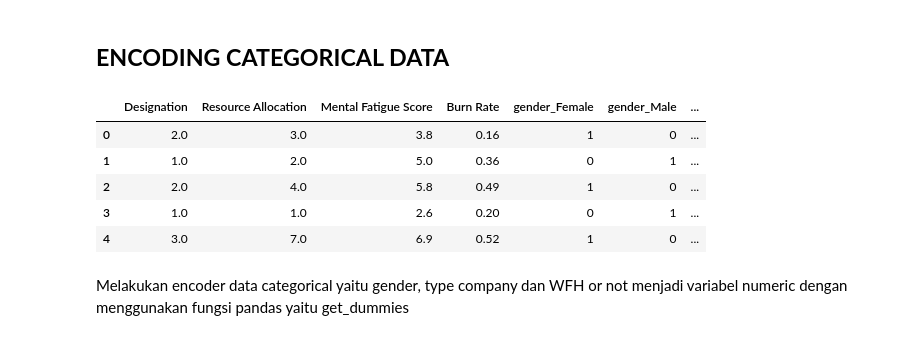
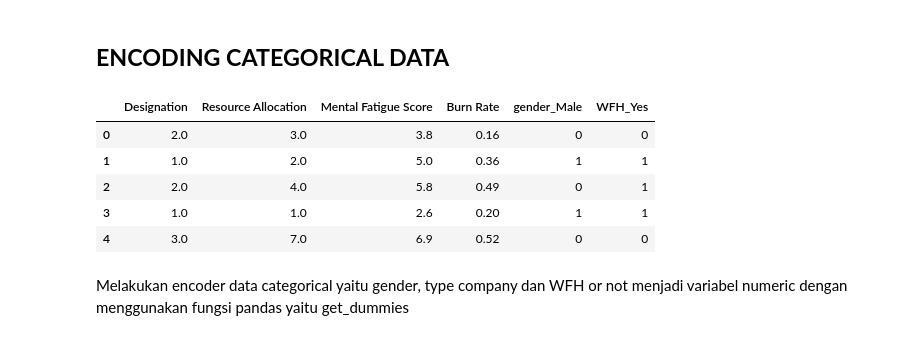
Before and after one commit to fianadew/Explanatory-Data-Analysis, a Jupyter notebook: Mental_Health.ipynb, the cells around one changed output. Saved outputs shown, nothing was run; the diff lists cells and outputs as text; code cells hidden in the pictures.

```diff
--- a/Mental_Health.ipynb
+++ b/Mental_Health.ipynb
@@ -287,18 +428,17 @@ Proses diatas merupakan proses menghapus kolom lama bekerja
 ## **ENCODING CATEGORICAL DATA**
 # %%
 #encoding data categorical menggunakan one hot encoder
-train_dataset = pd.concat([train_dataset, pd.get_dummies(train_dataset['Gender'], prefix='gender')], axis=1)
-train_dataset = pd.concat([train_dataset, pd.get_dummies(train_dataset['Company Type'], prefix='type')], axis=1)
-train_dataset = pd.concat([train_dataset, pd.get_dummies(train_dataset['WFH Setup Available'], prefix='WFH')], axis=1)
+train_dataset = pd.concat([train_dataset, pd.get_dummies(train_dataset['Gender'], prefix='gender', drop_first=True)], axis=1)
+train_dataset = pd.concat([train_dataset, pd.get_dummies(train_dataset['WFH Setup Available'], prefix='WFH', drop_first=True)], axis=1)
 train_dataset = train_dataset.drop(columns=['Gender', 'Company Type', 'WFH Setup Available'])
 train_dataset.head()
 # %% [output]
-|  | Designation | Resource Allocation | Mental Fatigue Score | Burn Rate | gender_Female | gender_Male | ... |
-| 0 | 2.0 | 3.0 | 3.8 | 0.16 | 1 | 0 | ... |
-| 1 | 1.0 | 2.0 | 5.0 | 0.36 | 0 | 1 | ... |
-| 2 | 2.0 | 4.0 | 5.8 | 0.49 | 1 | 0 | ... |
-| 3 | 1.0 | 1.0 | 2.6 | 0.20 | 0 | 1 | ... |
-| 4 | 3.0 | 7.0 | 6.9 | 0.52 | 1 | 0 | ... |
+|  | Designation | Resource Allocation | Mental Fatigue Score | Burn Rate | gender_Male | WFH_Yes |
+| 0 | 2.0 | 3.0 | 3.8 | 0.16 | 0 | 0 |
+| 1 | 1.0 | 2.0 | 5.0 | 0.36 | 1 | 1 |
+| 2 | 2.0 | 4.0 | 5.8 | 0.49 | 0 | 1 |
+| 3 | 1.0 | 1.0 | 2.6 | 0.20 | 1 | 1 |
+| 4 | 3.0 | 7.0 | 6.9 | 0.52 | 0 | 0 |
 # %% [markdown]
 Melakukan encoder data categorical yaitu gender, type company dan WFH or not menjadi variabel numeric dengan menggunakan fungsi pandas yaitu get_dummies
 # %% [markdown]
```
Also changed, not shown: parts of 107 cells of this notebook.
